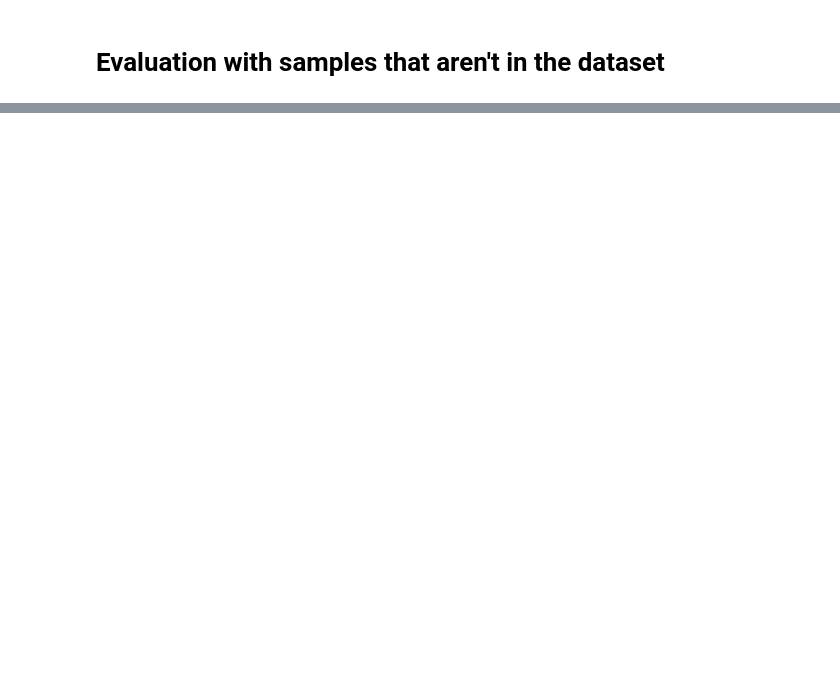
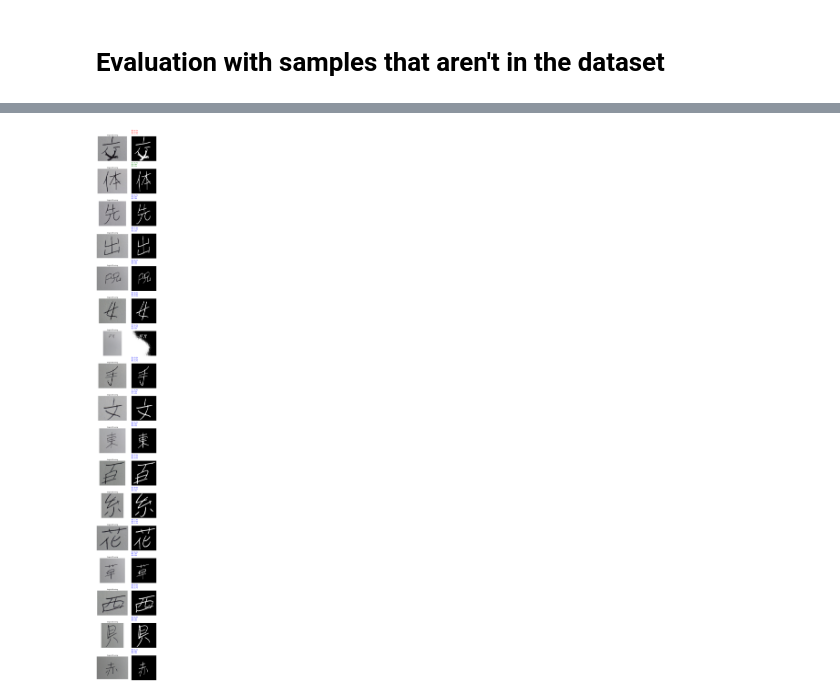
Before and after one commit to TychoQS/kanjime-model, a Jupyter notebook: TRAIN/kanji_classificator_model_training.ipynb, the cells around one changed output, grey strips where cells are left out. Drawn from its saved outputs; the diff is of its cells as text; code cells hidden in the pictures; blank space fills up the shorter version.

```diff
--- a/TRAIN/kanji_classificator_model_training.ipynb
+++ b/TRAIN/kanji_classificator_model_training.ipynb
@@ -23,6 +23,8 @@ set_seed(42)
 # Data Paths
 DATASET_PATH = '../DATA/etlcb/ETL9B'          # ETL9G Dataset (_unpack folders)
 PREDICTION_FOLDER = '../TESTS'                       # Folder with images for prediction
+CASIA_DATASET_TRAIN_PATH = "../DATA/chinese-handwriting/CASIA-HWDB_Train/Train" # CASIA Dataset Traububg Folder
+CASIA_DATASET_TEST_PATH = "../DATA/chinese-handwriting/CASIA-HWDB_Test/Test" # CASIA Dataset Test Folder
 
 # Output Paths
 OUTPUT_DIR = './Training_Output'                     # Main output folder
@@ -57,7 +59,7 @@ def load_font():
 
 # Hyperparameters
 BATCH_SIZE = 128
-LEARNING_RATE = 0.002
+LEARNING_RATE = 0.0002
 NUM_EPOCHS = 30
 IMG_SIZE = 128
 
@@ -599,23 +679,53 @@ model.load_state_dict(torch.load(MODEL_SAVE_PATH, map_location=device)) # Load w
 model = model.to(device)
 model.eval() # Set to evaluation mode
 
-def predict_and_evaluate(folder_path):
+def predict_and_evaluate(folder_path, skip_not_in_classes = False, display = True):
+    """Make inferences and show stats with the directory passed as parameter.
+    Current admited formats:
+        - "class_name.jpg/png/jpeg"
+        - "class_name/2332.jpg/png/jpeg"
+    Parameters:
+        - skip_not_in_classes: If true, images which classes aren't contained in the model's classes are skipped
+        - display: If true, display a plot of the image, the binarized image and top 3 predictions
+    """
+
     # Scan directory for images
-    files = [f for f in os.listdir(folder_path) if f.lower().endswith(('.png', '.jpg', '.jpeg'))]
+    files = [os.path.join(root, f)
+         for root, dirs, files in os.walk(folder_path)
+         for f in files
+         if f.lower().endswith(('.png', '.jpg', '.jpeg'))]
+    # print(files) Es una lista de rutas.
     if not files:
         print("No images found in the folder.")
         return
 
-    correct_count = 0
+    if skip_not_in_classes: # Skipping images which class is not contained in the classes of the dataset
+        valid_files = []
+        for file_name in files:
+            # Getting class from filename
+            ground_truth = file_name.split("/")[-1][0]
+            if ground_truth.isdigit():
+                ground_truth = file_name.split("/")[-2][0] # Getting parent folder name as classs
+            if ground_truth in class_names: valid_files.append(file_name)
+        files = valid_files
+
+    top1_correct = 0
+    top3_correct = 0
+    top5_correct = 0
     total_evaluated = 0
 
     rows = len(files)
-    fig, axes = plt.subplots(nrows=rows, ncols=2, figsize=(8, 4 * rows))
+    if display:
+        fig, axes = plt.subplots(nrows=rows, ncols=2, figsize=(8, 4 * rows))
     if rows == 1: axes = [axes] # Handle single image case
 
     for i, file_name in enumerate(files):
-        ground_truth = file_name[0] # Assumes filename starts with the real Kanji
-        file_path = os.path.join(folder_path, file_name)
+
+        # Getting class from filename
+        ground_truth = file_name.split("/")[-1][0]
+        if ground_truth.isdigit():
+            ground_truth = file_name.split("/")[-2][0] # Getting parent folder name as classs
+        file_path = file_name
 
         # Load and preprocess
         original_img_show = Image.open(file_path)
@@ -625,22 +735,32 @@ def predict_and_evaluate(folder_path):
         with torch.no_grad():
             outputs = model(img_tensor)
             probs = torch.nn.functional.softmax(outputs, dim=1)
-            top3_prob, top3_idx = torch.topk(probs, 3)
+            top5_prob, top5_idx = torch.topk(probs, 5)
+            top5_indexes = top5_idx[0].cpu().numpy()
+            top5_classes = [class_names[idx] for idx in top5_indexes]
 
-            best_idx = top3_idx[0][0].item()
-            prediction_top1 = class_names[best_idx]
-
-            is_correct = (prediction_top1 == ground_truth)
-
-            # Text color logic
+            # Text color logic and counting
             title_color = 'blue'
             if ground_truth in set_classes:
                 total_evaluated += 1
-                if is_correct:
-                    correct_count += 1
-                    title_color = 'green'
-                else:
+                # Check Top 1
+                if ground_truth == top5_classes[0]:
+                    top1_correct += 1
+                    title_color = 'green' # Mejor color para acierto perfecto
+                # Check Top 3
+                if ground_truth in top5_classes[:3]:
+                    top3_correct += 1
+                    if title_color != 'green': title_color = 'yellow' # Casi
+                # Check Top 5
+                if ground_truth in top5_classes:
+                    top5_correct += 1
+                    if title_color not in ['green', 'yellow']: title_color = 'orange' # Por los pelos
+
+                # Si no está en ninguno
+                if ground_truth not in top5_classes:
                     title_color = 'red'
+
+        if not display: continue # Skip if not displaying
 
         # Plot original image
         axes[i][0].imshow(original_img_show)
@@ -653,23 +773,27 @@ def predict_and_evaluate(folder_path):
 
         # Format results text
         res_txt = ""
-        top3_p = top3_prob.cpu().numpy()[0]
-        top3_i = top3_idx.cpu().numpy()[0]
+        top3_p = top5_prob[0][:3].cpu().numpy()
+        top3_i = top5_indexes[:3]
         for idx, p in zip(top3_i, top3_p):
             res_txt += f"{class_names[idx]} : {p*100:.1f}%\n"
 
         axes[i][1].set_title(res_txt, color=title_color, loc='left')
         axes[i][1].axis('off')
 
-    plt.tight_layout()
-    plt.show()
+    if display:
+        plt.tight_layout()
+        plt.show()
 
     # Print accuracy stats
     if total_evaluated > 0:
-        acc = (correct_count / total_evaluated) * 100
-        print(f"Result: {correct_count}/{total_evaluated} correct ({acc:.2f}%)")
+        print(f"--- Predictions Results ({total_evaluated} images) ---")
+        print(f"Top-1 Accuracy: {top1_correct}/{total_evaluated} ({top1_correct/total_evaluated*100:.2f}%)")
+        print(f"Top-3 Accuracy: {top3_correct}/{total_evaluated} ({top3_correct/total_evaluated*100:.2f}%)")
+        print(f"Top-5 Accuracy: {top5_correct}/{total_evaluated} ({top5_correct/total_evaluated*100:.2f}%)")
     else:
         print("Accuracy not evaluated (filenames do not match known classes)")
 
 # Execution
-predict_and_evaluate(PREDICTION_FOLDER)
+predict_and_evaluate(PREDICTION_FOLDER, skip_not_in_classes=False, display=True)
+# %% [output]
@@ -675,0 +801 @@ predict_and_evaluate(PREDICTION_FOLDER)
+[figure, added]
```
Also changed, not shown: parts of 8 cells of this notebook, 4 other files.
